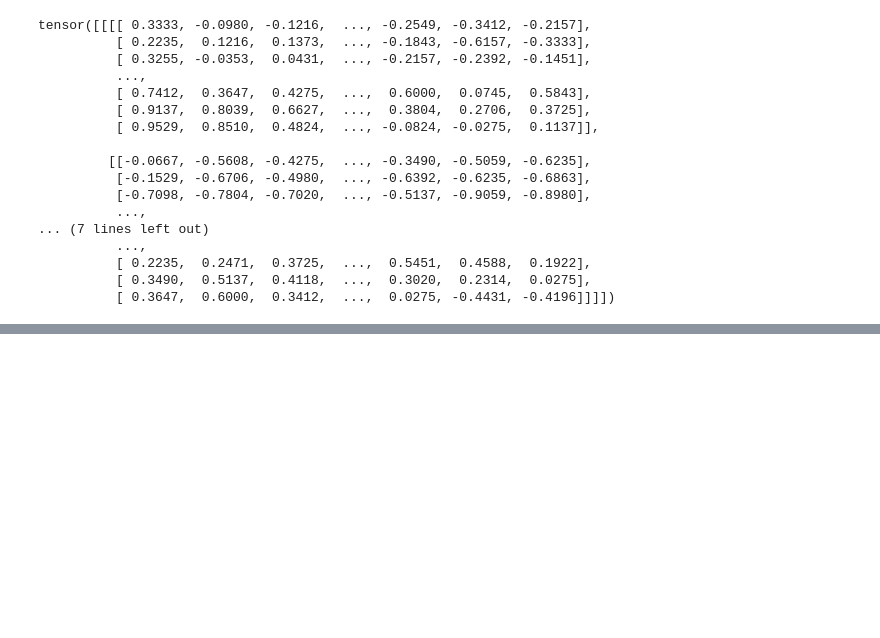
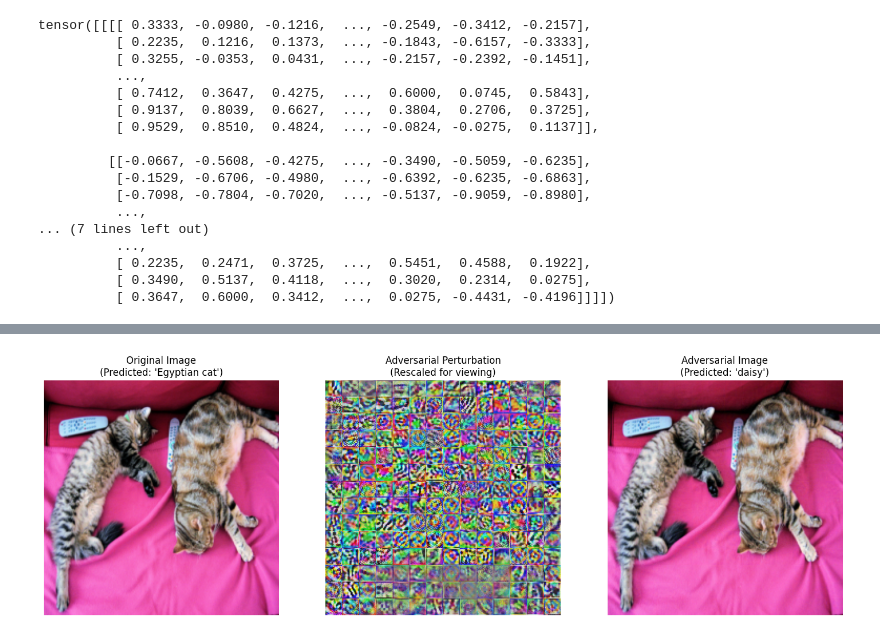
Before and after one commit to pranavgade20/aisb, a Jupyter notebook: w3d1/w3d1_answers.ipynb, the cells around one changed output, grey strips where cells are left out. Drawn from its saved outputs; the diff is of its cells as text; code cells hidden in the pictures; blank space fills up the shorter version.

```diff
--- a/w3d1/w3d1_answers.ipynb
+++ b/w3d1/w3d1_answers.ipynb
@@ -192,0 +242,76 @@ print(f"\nAttack {'succeeded' if success else 'failed'}!")
+# %%
+def visualize_perturbation(perturbation_tensor):
+    """
+    Rescales a perturbation tensor to a displayable image format.
+    """
+    # Detach from the graph and remove the batch dimension
+    p_arr = perturbation_tensor.clone().detach().squeeze(0).numpy()
+
+    # Change axis order to (Height, Width, Channels) for plotting
+    p_arr = p_arr.transpose(1, 2, 0)
+
+    # Shift the minimum value to 0
+    p_arr = p_arr - p_arr.min()
+
+    # Scale the values to the [0, 255] range
+    p_arr = p_arr / p_arr.max() * 255
+
+    return p_arr.astype(np.uint8)
+
+import numpy as np
+import torch
+import matplotlib.pyplot as plt
+from transformers import ViTImageProcessor, ViTForImageClassification
+from PIL import Image
+import requests
+
+# (Assuming all previous setup and attack code has been run)
+# You should have these variables:
+# - initial_tensor: The tensor of the original, unprocessed image.
+# - perturbation: The final noise tensor from the optimization loop.
+# - attack_tensor: The final adversarial tensor (initial_tensor + perturbation).
+# - processor, model
+
+# --- Visualization Code ---
+
+# Get the final predicted class name
+with torch.no_grad():
+    final_outputs = model(pixel_values=attack)
+    final_pred_id = final_outputs.logits.argmax(-1).item()
+    final_class_name = model.config.id2label[final_pred_id]
+
+    # Get the original prediction
+    original_outputs = model(pixel_values=inputs)
+    original_pred_id = original_outputs.logits.argmax(-1).item()
+    original_class_name = model.config.id2label[original_pred_id]
+
+
+# Convert tensors to displayable images
+original_display_image = convert_to_image(inputs, processor)
+adversarial_display_image = convert_to_image(attack, processor)
+perturbation_display_image = visualize_perturbation(perturbation)
+
+# Display all three images
+plt.figure(figsize=(18, 6))
+
+# 1. Original Image
+plt.subplot(1, 3, 1)
+plt.imshow(original_display_image)
+plt.title(f"Original Image\n(Predicted: '{original_class_name}')")
+plt.axis("off")
+
+# 2. Perturbation (Noise)
+plt.subplot(1, 3, 2)
+plt.imshow(perturbation_display_image)
+plt.title("Adversarial Perturbation\n(Rescaled for viewing)")
+plt.axis("off")
+
+# 3. Adversarial Image
+plt.subplot(1, 3, 3)
+plt.imshow(adversarial_display_image)
+plt.title(f"Adversarial Image\n(Predicted: '{final_class_name}')")
+plt.axis("off")
+
+plt.show()
+# %% [output]
+[figure, added]
```
Also changed, not shown: parts of 2 cells of this notebook.
